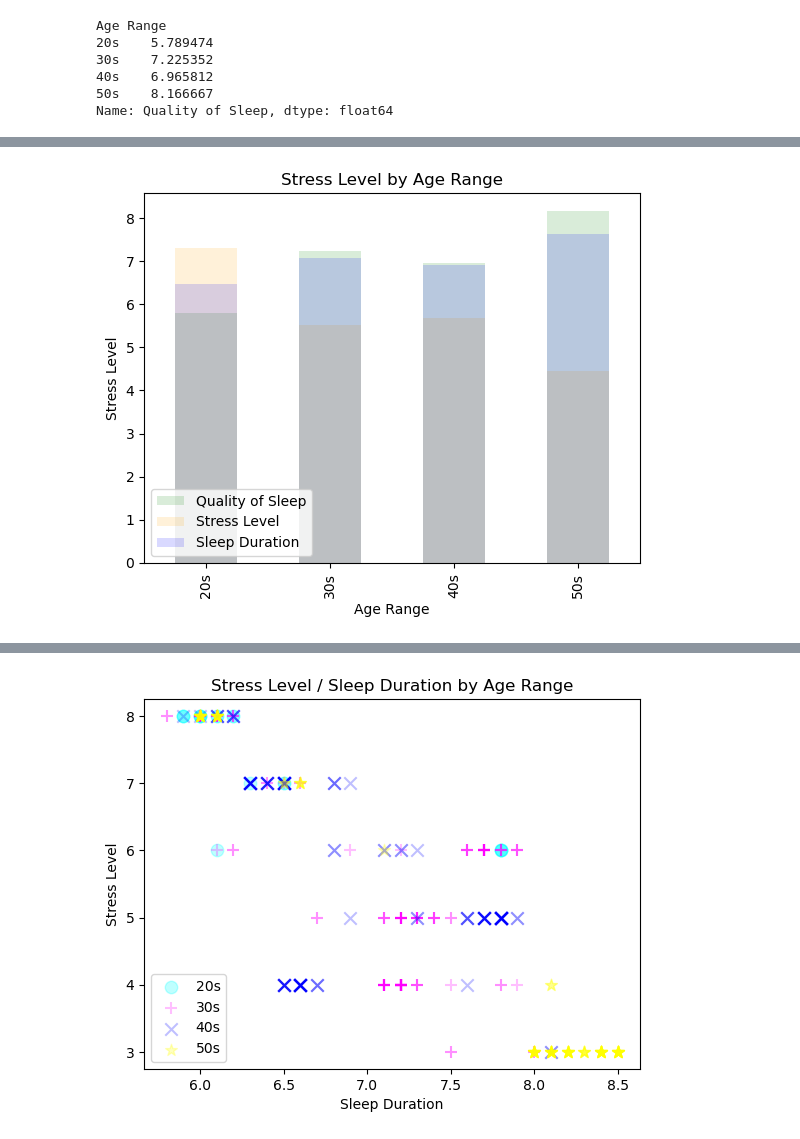
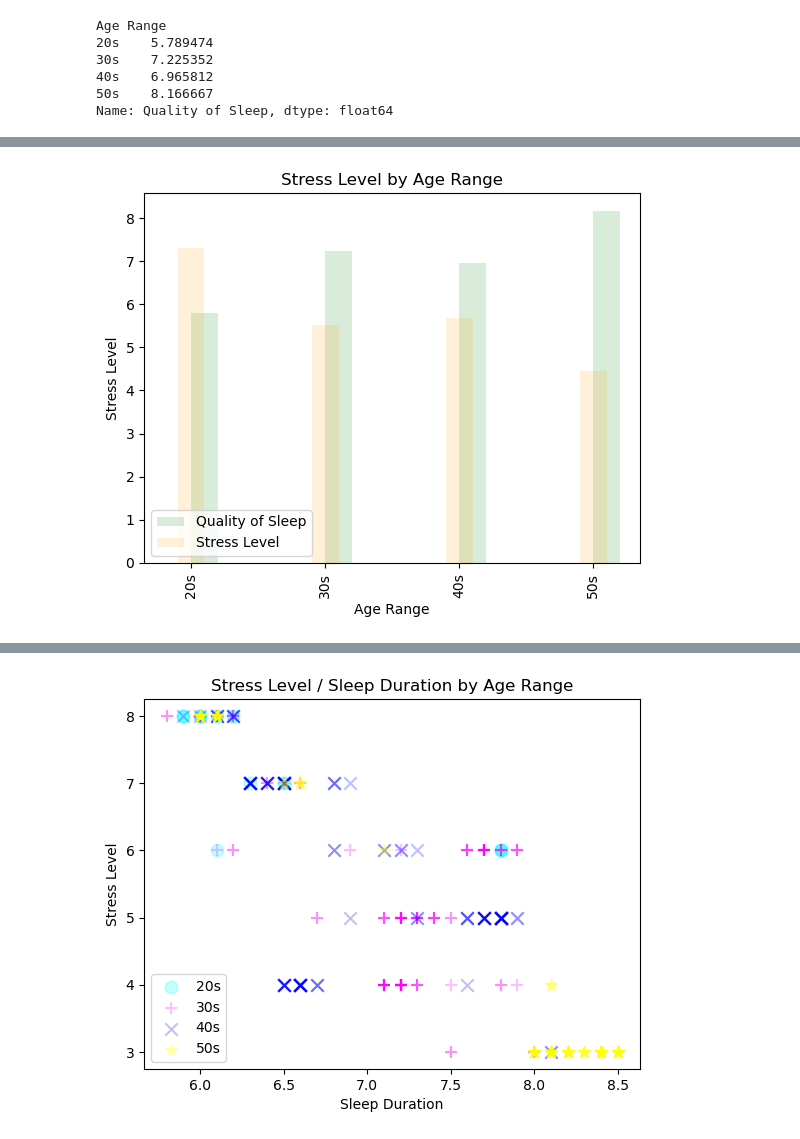
Before and after one commit to jaredsletto/Project_1, a Jupyter notebook: Project_1_sleep.ipynb, the cells around one changed output, grey strips where cells are left out. Drawn from its saved outputs; the diff is of its cells as text; code cells hidden in the pictures.

Commit message:
better graphs

```diff
--- a/Project_1_sleep.ipynb
+++ b/Project_1_sleep.ipynb
@@ -133,16 +97,14 @@ plt.show()
 # %%
 # Create bar chart for age_stress
-age_sleep_quality.plot(kind='bar', color="green", alpha=0.15, legend="Quality of Sleep")
-age_stress.plot(kind='bar', color="orange", alpha=0.15, legend="Stress Level")
-age_sleep_duration.plot(kind='bar', color="blue", alpha=0.15, legend="Sleep Duration")
-
+age_sleep_quality.plot(kind='bar', color="green", alpha=0.15, legend="Quality of Sleep", align="edge", width=0.2)
+age_stress.plot(kind='bar', color="orange", alpha=0.15, legend="Stress Level", align="center", width=0.2)
 
 # Create the ticks/titles/labels for our bar chart's x axis
 plt.title("Stress Level by Age Range")
 plt.xlabel("Age Range")
 plt.ylabel("Stress Level")
 plt.legend(loc=3)
 plt.savefig("images/all_age_bar.png")
 plt.show()
 # %% [output]
-[figure, old version]
+[figure, new version]
```
Also changed, not shown: parts of 4 cells of this notebook, 2 other files.
